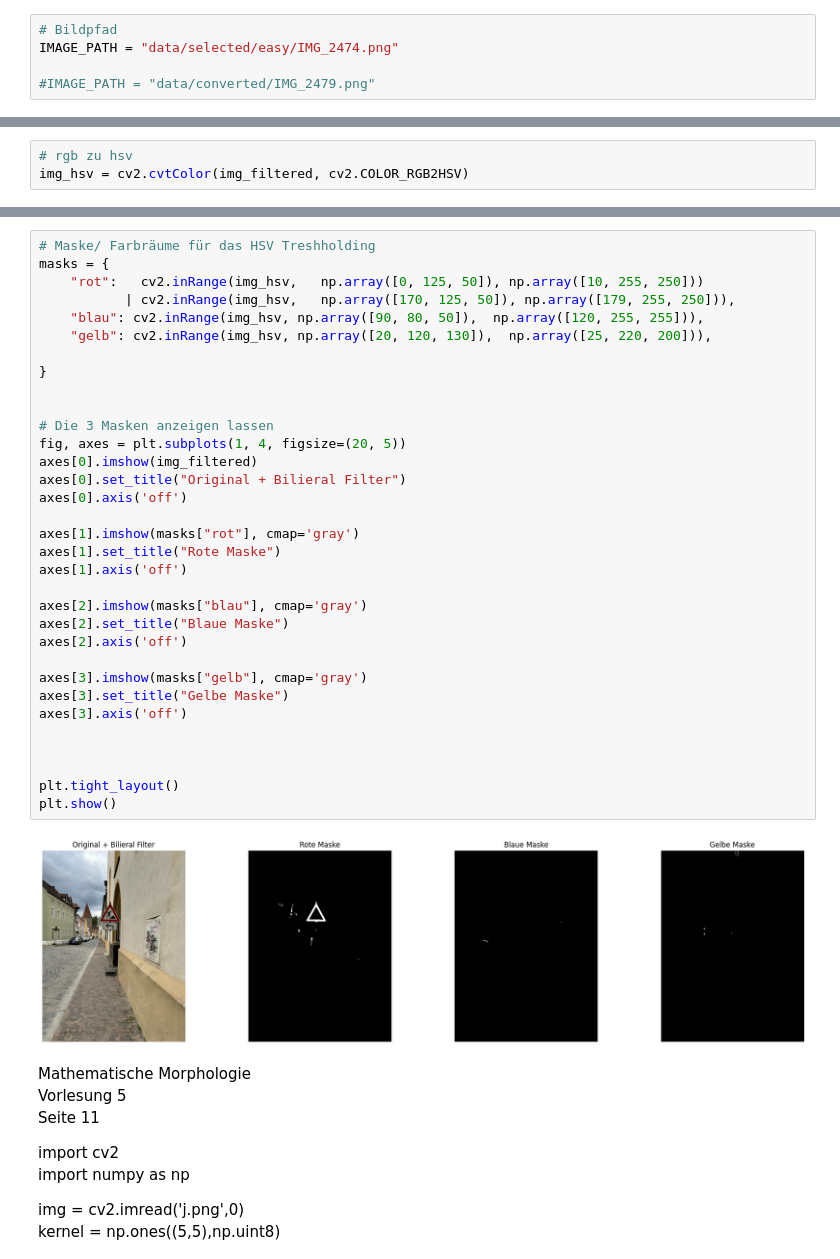
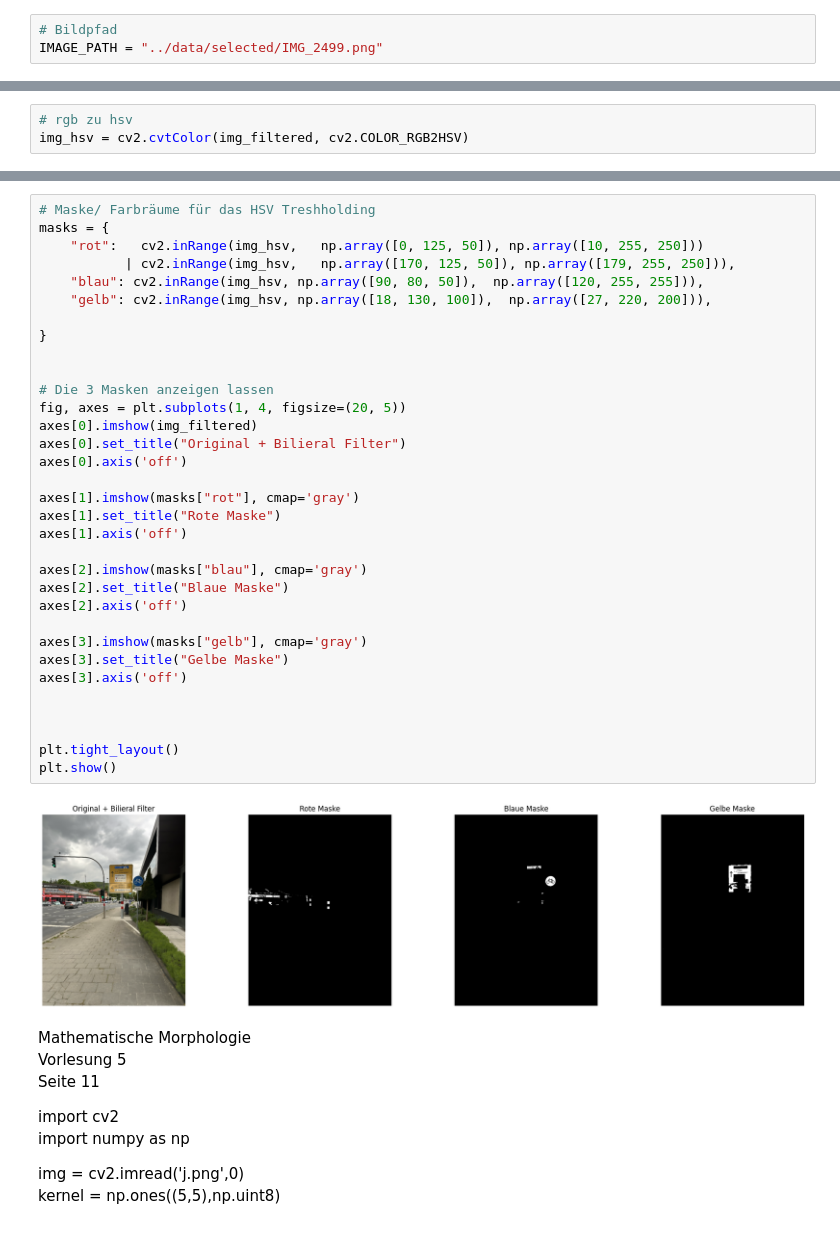
Before and after one commit to CycleByte/CV_Projekt_SS2026, a Jupyter notebook: Nebenprodukte/Test_Pipeline_Plots.ipynb, the cells around one changed output, grey strips where cells are left out. Drawn from its saved outputs; the diff is of its cells as text.

```diff
--- a/Nebenprodukte/Test_Pipeline_Plots.ipynb
+++ b/Nebenprodukte/Test_Pipeline_Plots.ipynb
@@ -6,9 +6,7 @@ import matplotlib.pyplot as plt
 from pathlib import Path
 # %%
 # Bildpfad
-IMAGE_PATH = "data/selected/easy/IMG_2474.png"
-
-#IMAGE_PATH = "data/converted/IMG_2479.png"
+IMAGE_PATH = "../data/selected/IMG_2499.png"
 # %%
 img_bgr = cv2.imread(IMAGE_PATH)
 
@@ -145,35 +143,35 @@ masks = {
     "rot":   cv2.inRange(img_hsv,   np.array([0, 125, 50]), np.array([10, 255, 250]))
            | cv2.inRange(img_hsv,   np.array([170, 125, 50]), np.array([179, 255, 250])),
     "blau": cv2.inRange(img_hsv, np.array([90, 80, 50]),  np.array([120, 255, 255])),
-    "gelb": cv2.inRange(img_hsv, np.array([20, 120, 130]),  np.array([25, 220, 200])),
+    "gelb": cv2.inRange(img_hsv, np.array([18, 130, 100]),  np.array([27, 220, 200])),
 
 }
 
 
 # Die 3 Masken anzeigen lassen
 fig, axes = plt.subplots(1, 4, figsize=(20, 5))
 axes[0].imshow(img_filtered)
 axes[0].set_title("Original + Bilieral Filter")
 axes[0].axis('off')
 
 axes[1].imshow(masks["rot"], cmap='gray')
 axes[1].set_title("Rote Maske")
 axes[1].axis('off')
 
 axes[2].imshow(masks["blau"], cmap='gray')
 axes[2].set_title("Blaue Maske")
 axes[2].axis('off')
 
 axes[3].imshow(masks["gelb"], cmap='gray')
 axes[3].set_title("Gelbe Maske")
 axes[3].axis('off')
 
 
 
 plt.tight_layout()
 plt.show()
 # %% [output]
-[figure, old version]
+[figure, new version]
 # %% [markdown]
 Mathematische Morphologie
 Vorlesung 5
```
Also changed, not shown: parts of 12 cells of this notebook, 16 other files.
